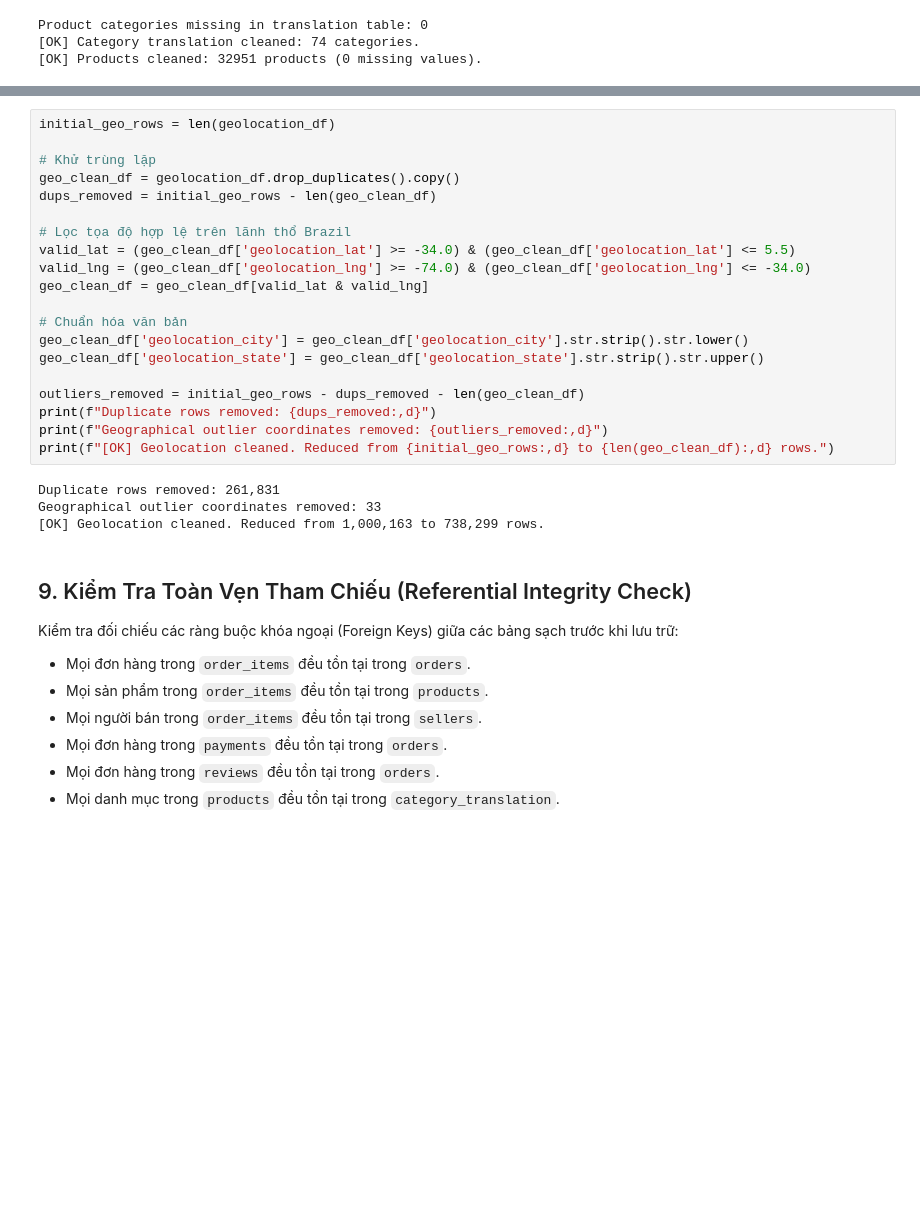
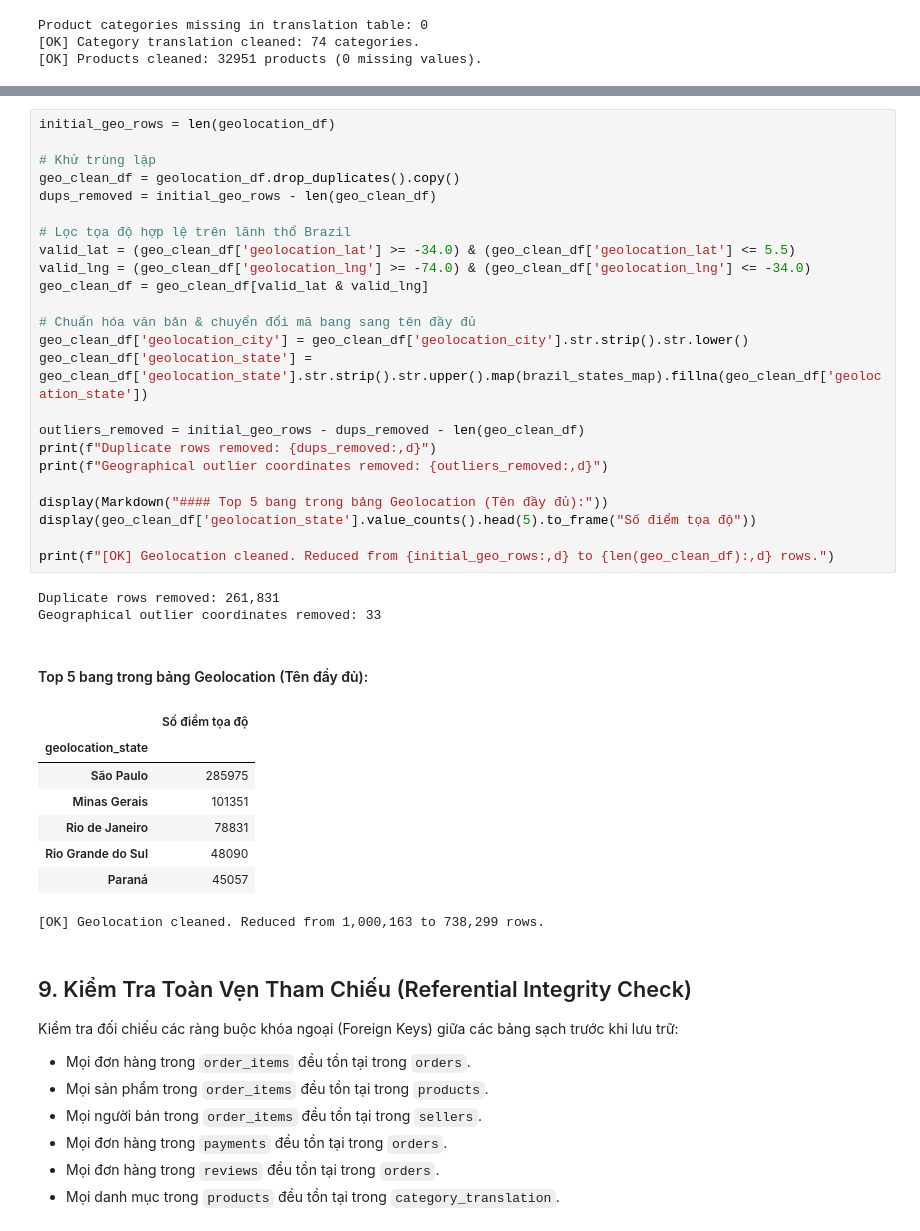
Before and after one commit to doanquangminh14/olist-ecommerce-analytics, a Jupyter notebook: notebook/cleaning_data.ipynb, the cells around one changed output, grey strips where cells are left out. Saved outputs shown, nothing was run; the diff lists cells and outputs as text; blank space fills up the shorter version.

```diff
--- a/notebook/cleaning_data.ipynb
+++ b/notebook/cleaning_data.ipynb
@@ -286,27 +337,39 @@ Seller PK duplicates: 0
 # %%
 initial_geo_rows = len(geolocation_df)
 
 # Khử trùng lặp
 geo_clean_df = geolocation_df.drop_duplicates().copy()
 dups_removed = initial_geo_rows - len(geo_clean_df)
 
 # Lọc tọa độ hợp lệ trên lãnh thổ Brazil
 valid_lat = (geo_clean_df['geolocation_lat'] >= -34.0) & (geo_clean_df['geolocation_lat'] <= 5.5)
 valid_lng = (geo_clean_df['geolocation_lng'] >= -74.0) & (geo_clean_df['geolocation_lng'] <= -34.0)
 geo_clean_df = geo_clean_df[valid_lat & valid_lng]
 
-# Chuẩn hóa văn bản
+# Chuẩn hóa văn bản & chuyển đổi mã bang sang tên đầy đủ
 geo_clean_df['geolocation_city'] = geo_clean_df['geolocation_city'].str.strip().str.lower()
-geo_clean_df['geolocation_state'] = geo_clean_df['geolocation_state'].str.strip().str.upper()
+geo_clean_df['geolocation_state'] = geo_clean_df['geolocation_state'].str.strip().str.upper().map(brazil_states_map).fillna(geo_clean_df['geolocation_state'])
 
 outliers_removed = initial_geo_rows - dups_removed - len(geo_clean_df)
 print(f"Duplicate rows removed: {dups_removed:,d}")
 print(f"Geographical outlier coordinates removed: {outliers_removed:,d}")
+
+display(Markdown("#### Top 5 bang trong bảng Geolocation (Tên đầy đủ):"))
+display(geo_clean_df['geolocation_state'].value_counts().head(5).to_frame("Số điểm tọa độ"))
+
 print(f"[OK] Geolocation cleaned. Reduced from {initial_geo_rows:,d} to {len(geo_clean_df):,d} rows.")
 # %% [output]
 Duplicate rows removed: 261,831
 Geographical outlier coordinates removed: 33
-[OK] Geolocation cleaned. Reduced from 1,000,163 to 738,299 rows.
+#### Top 5 bang trong bảng Geolocation (Tên đầy đủ):
+|  | Số điểm tọa độ |
+| geolocation_state |  |
+| São Paulo | 285975 |
+| Minas Gerais | 101351 |
+| Rio de Janeiro | 78831 |
+| Rio Grande do Sul | 48090 |
+| Paraná | 45057 |
+[OK] Geolocation cleaned. Reduced from 1,000,163 to 738,299 rows.
 # %% [markdown]
 ## 9. Kiểm Tra Toàn Vẹn Tham Chiếu (Referential Integrity Check)
 
```
Also changed, not shown: parts of 6 cells of this notebook, 4 other files.
